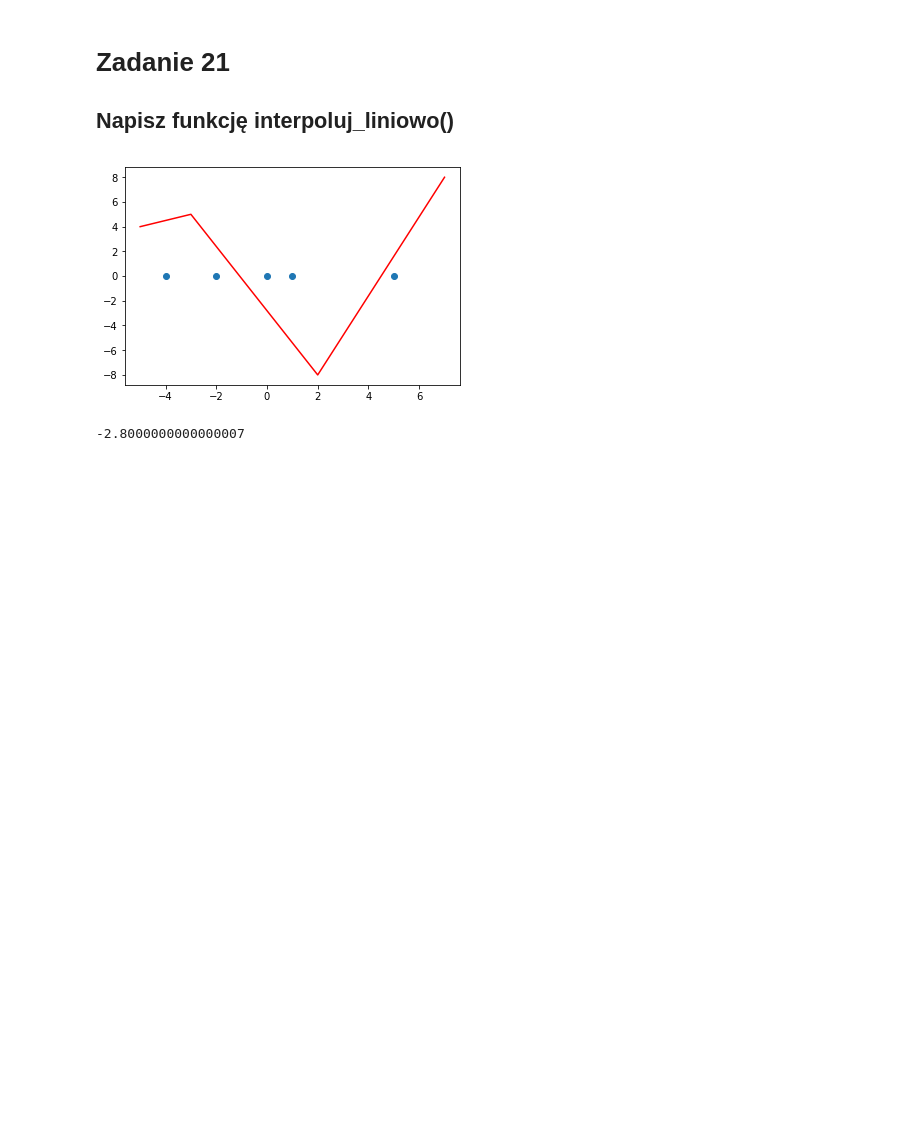
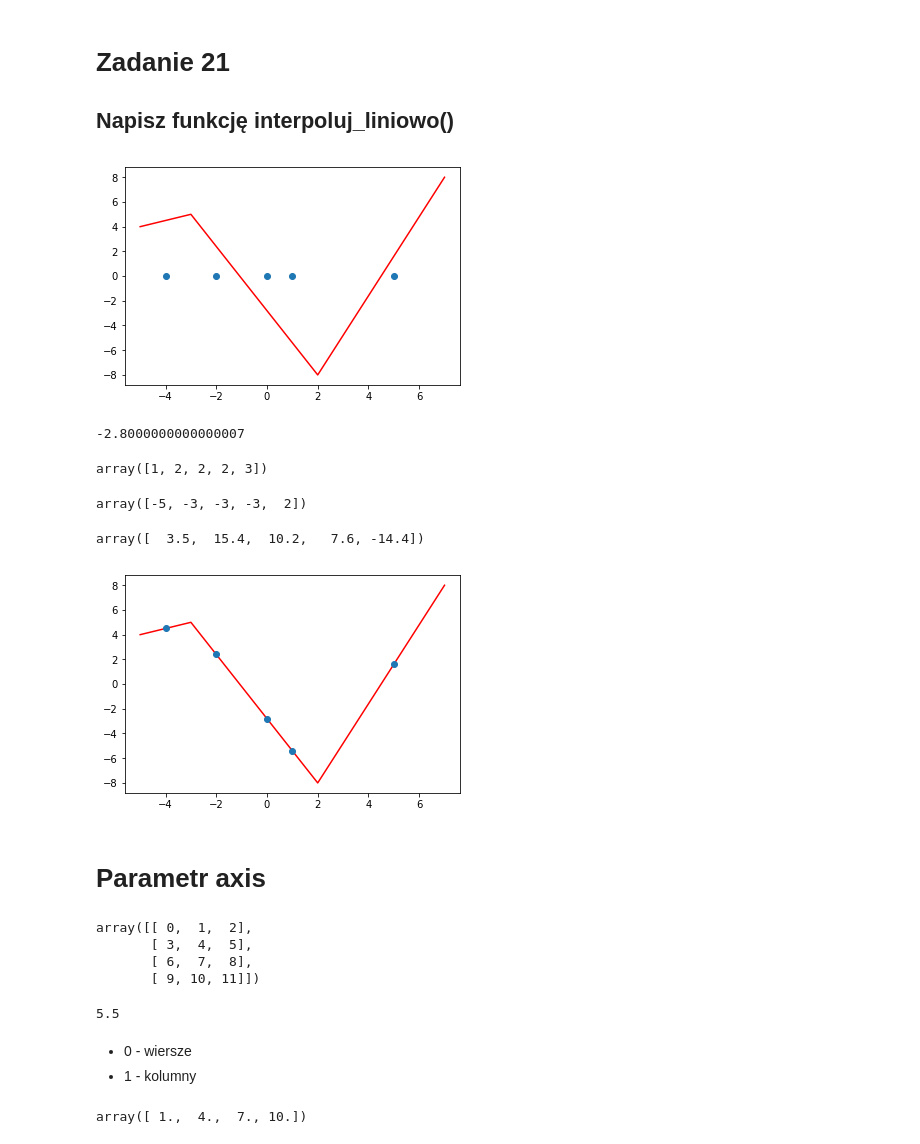
Before and after one commit to mrcngrcki/bootcamp, a Jupyter notebook: numpy/Zadania numpy.ipynb, the cells around one changed output. Cells and saved outputs as stored; diff of their text form; code cells hidden in the pictures; blank space fills up the shorter version.

Commit message:
numpy 2d

```diff
--- a/numpy/Zadania numpy.ipynb
+++ b/numpy/Zadania numpy.ipynb
@@ -641,3 +641,7 @@ y_prim = y_0 + (y_1-y_0)/(x_1-x_0) * (z_1 - x_0) # znany wzór, gdy mamy gotowe
 y_prim
 # %% [output]
 -2.8000000000000007
+# %%
+np.digitize(z,x)
+# %% [output]
+array([1, 2, 2, 2, 3])
@@ -643,0 +651,48 @@ y_prim
+# %%
+x[lewo]
+# %% [output]
+array([-5, -3, -3, -3,  2])
+# %%
+y_prim = y[lewo] + (y[prawo]-y[lewo])/(x[prawo]-x[lewo]) * (z-x[lewo])
+y_prim
+# %% [output]
+array([  3.5,  15.4,  10.2,   7.6, -14.4])
+# %%
+import numpy as np
+import matplotlib
+import matplotlib.pyplot as plt
+%matplotlib inline
+x = np.array([-5,-3,2,7])
+y = np.array([4,5,-8,8])
+z = np.array([-4,-2,0,1,5])
+
+lewo = np.digitize(z,x)-1
+prawo = np.digitize(z,x)
+y_prim = y[lewo] + (y[prawo]-y[lewo])/(x[prawo]-x[lewo]) * (z-x[lewo])
+
+plt.plot(x, y, 'r')
+plt.plot(z,y_prim,'o')
+plt.show()
+# %% [output]
+[figure, added]
+# %% [markdown]
+# Parametr axis
+# %%
+A = np.arange(12).reshape(4,3)
+A
+# %% [output]
+array([[ 0,  1,  2],
+       [ 3,  4,  5],
+       [ 6,  7,  8],
+       [ 9, 10, 11]])
+# %%
+np.mean(A)
+# %% [output]
+5.5
+# %% [markdown]
+* 0 - wiersze
+* 1 - kolumny
+# %%
+np.mean(A, axis=1)
+# %% [output]
+array([ 1.,  4.,  7., 10.])
```
Also changed, not shown: parts of 29 cells of this notebook.
